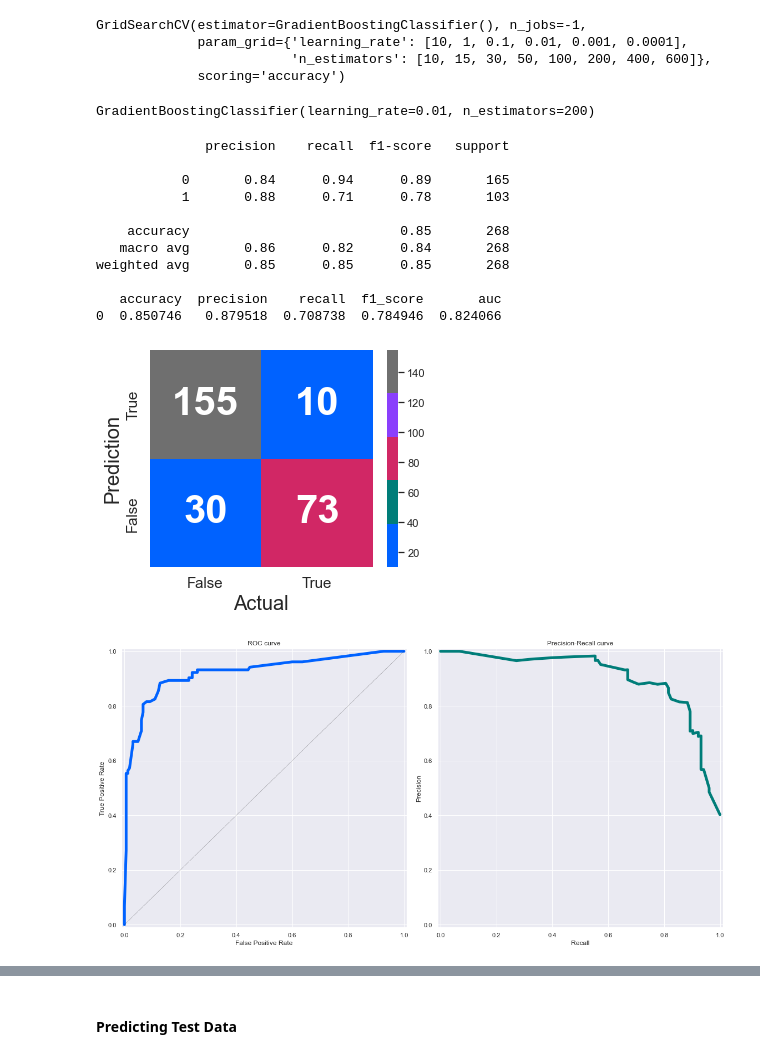
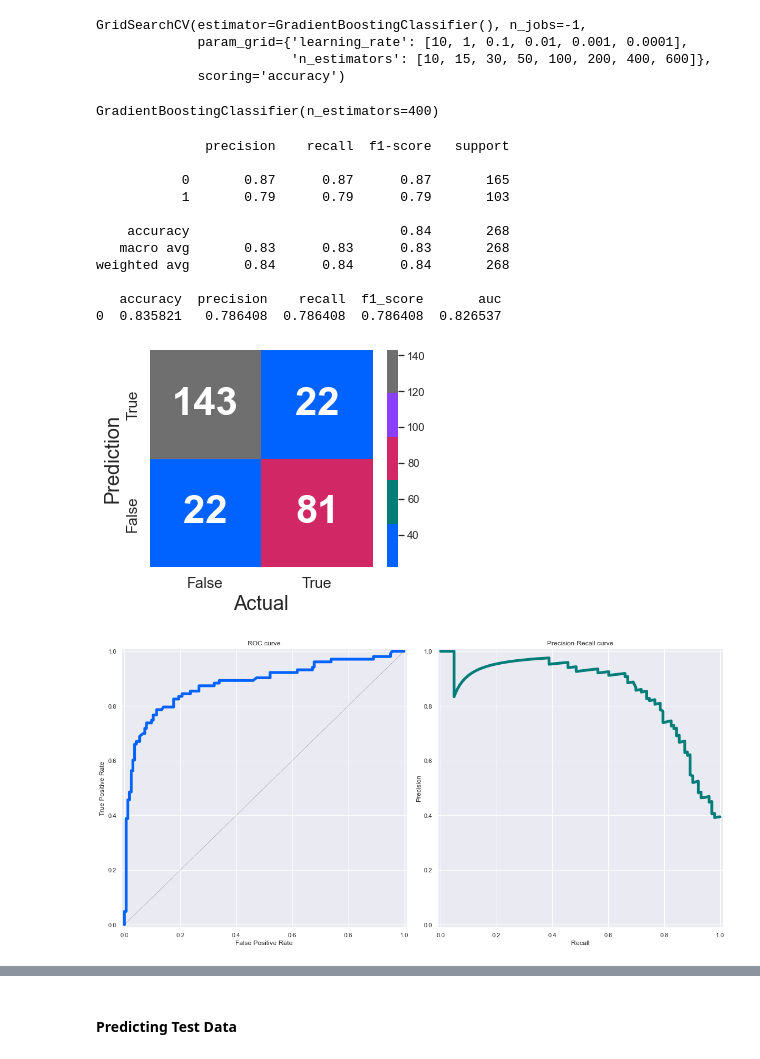
Before and after one commit to usama2298/Titanic_Predictions, a Jupyter notebook: Titanic.ipynb, the cells around one changed output, grey strips where cells are left out. Drawn from its saved outputs; the diff is of its cells as text; code cells hidden in the pictures.

```diff
--- a/Titanic.ipynb
+++ b/Titanic.ipynb
@@ -416,12 +415,12 @@ Linear SVM shows very high results with a balance between sensitivity and specif
 from sklearn.model_selection import GridSearchCV
 # %%
 gridParameters = {
-    'C': [1, 10, 100, 300, 500],
-    'gamma': [10, 1, 0.1, 0.01, 0.001]
+    'C': [1, 10, 100, 300],
+    'gamma': [10, 1, 0.1, 0.01]
 }
 # %%
 from sklearn.svm import SVC
-grid = GridSearchCV(SVC(kernel='rbf'), gridParameters, scoring='accuracy', n_jobs=-1)
+grid = GridSearchCV(SVC(kernel='rbf', probability=True), gridParameters, scoring='accuracy', n_jobs=-1)
 grid.fit(xTrain, yTrain)
 grid.best_params_
 # %% [output]
@@ -470,6 +449,10 @@ weighted avg       0.80      0.80      0.80       268
 # %% [markdown]
 Tunining Decision Tree hyperparamters
 # %%
+from sklearn.tree import DecisionTreeClassifier
+dt = DecisionTreeClassifier()
+dt.fit(xTrain, yTrain)
+
 gridParameters = {
     'max_depth':range(1, dt.tree_.max_depth+1),
     'max_features': range(1, len(dt.feature_importances_)+1)
@@ -479,6 +462,6 @@ GR = GridSearchCV(DecisionTreeClassifier(),
                   param_grid=gridParameters,
                   scoring='accuracy',
                   n_jobs=-1)
-
-ClassResult(GR, xTrain, yTrain, xTest, yTest)
+GR.fit(xTrain, yTrain)
+GR.best_estimator_
 # %% [output]
@@ -512,16 +498,18 @@ trees = [15, 20, 30, 40, 50, 100, 150, 200, 300, 400]
 oob_list = list()
 for n_trees in trees:
     rf = RandomForestClassifier(oob_score=True,
+                                random_state=300,
                                 n_estimators=n_trees,
                                 warm_start=True,
                                 n_jobs=-1)
     rf.fit(xTrain, yTrain)
 
     ef = ExtraTreesClassifier(oob_score=True,
-                            n_estimators=n_trees,
-                            warm_start=True,
-                            bootstrap=True,
-                            n_jobs=-1)
+                              random_state=300,
+                              n_estimators=n_trees,
+                              warm_start=True,
+                              bootstrap=True,
+                              n_jobs=-1)
     ef.fit(xTrain, yTrain)
 
     rf_error, ef_error = 1 - rf.oob_score_, 1 - ef.oob_score_
@@ -617,24 +592,24 @@ GridSearchCV(estimator=GradientBoostingClassifier(), n_jobs=-1,
 # %%
 gridGBC.best_estimator_
 # %% [output]
-GradientBoostingClassifier(learning_rate=0.01, n_estimators=200)
+GradientBoostingClassifier(n_estimators=400)
 # %%
-gbc = GradientBoostingClassifier(n_estimators=200, learning_rate=0.01)
+gbc = GradientBoostingClassifier(n_estimators=400, learning_rate=0.1)
 ClassResult(gbc, xTrain, yTrain, xTest, yTest)
 # %% [output]
               precision    recall  f1-score   support
 
-           0       0.84      0.94      0.89       165
-           1       0.88      0.71      0.78       103
+           0       0.87      0.87      0.87       165
+           1       0.79      0.79      0.79       103
 
-    accuracy                           0.85       268
-   macro avg       0.86      0.82      0.84       268
-weighted avg       0.85      0.85      0.85       268
+    accuracy                           0.84       268
+   macro avg       0.83      0.83      0.83       268
+weighted avg       0.84      0.84      0.84       268
 
    accuracy  precision    recall  f1_score       auc
-0  0.850746   0.879518  0.708738  0.784946  0.824066
+0  0.835821   0.786408  0.786408  0.786408  0.826537
-[figure, old version]
+[figure, new version]
 # %%
 ROC_PRcurve(gbc, xTest, yTest)
 # %% [output]
-[figure, old version]
+[figure, new version]
```
Also changed, not shown: parts of 34 cells of this notebook, 1 other file.
